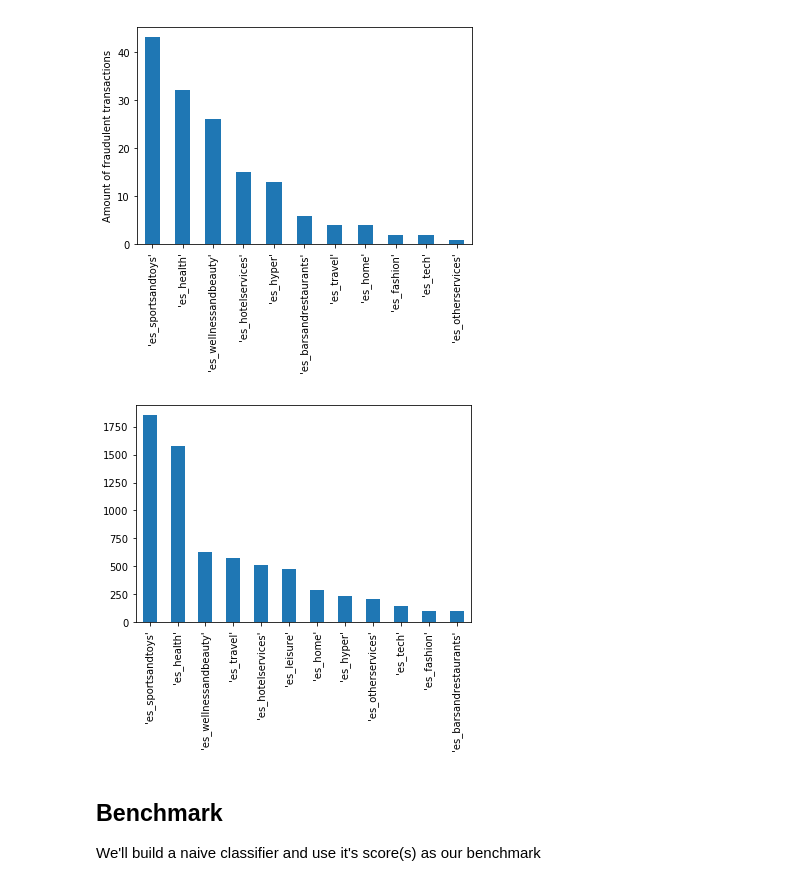
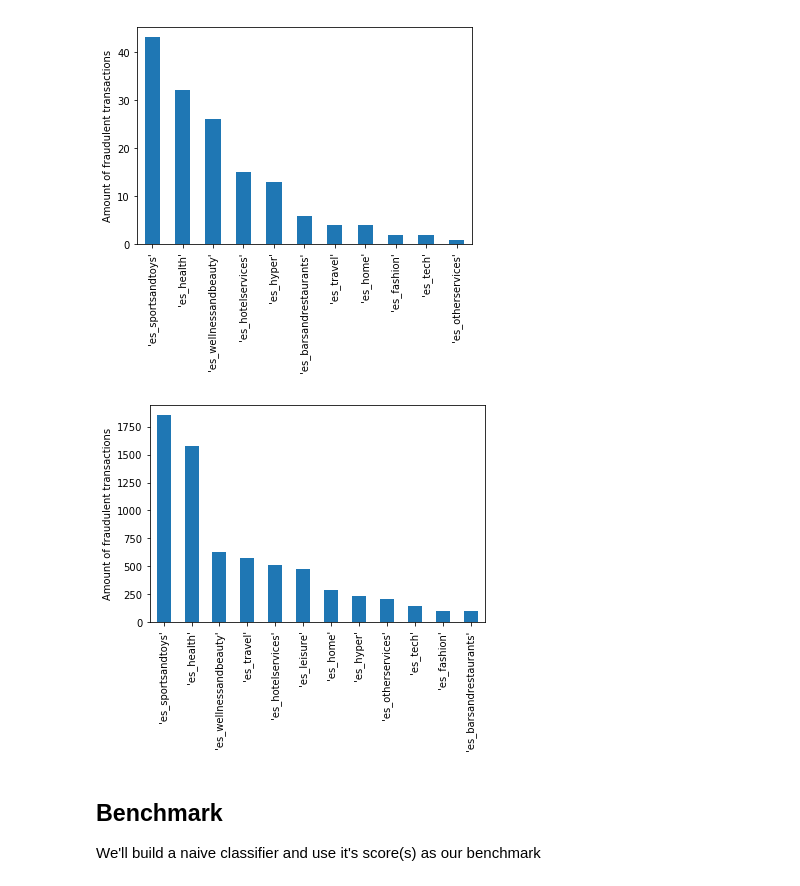
Before and after one commit to timigod/mlnd-capstone, a Jupyter notebook: fraud_detection.ipynb, the cells around one changed output. Saved outputs shown, nothing was run; the diff lists cells and outputs as text; code cells hidden in the pictures.

```diff
--- a/fraud_detection.ipynb
+++ b/fraud_detection.ipynb
@@ -188,9 +188,10 @@ plt.show()
 [figure]
 # %%
 pd.value_counts(df_75_fraud['category']).plot.bar()
+plt.ylabel('Amount of fraudulent transactions')
 plt.show()
 # %% [output]
-[figure, old version]
+[figure, new version]
 # %% [markdown]
 ## Benchmark
 
```
Also changed, not shown: 1 other file.
